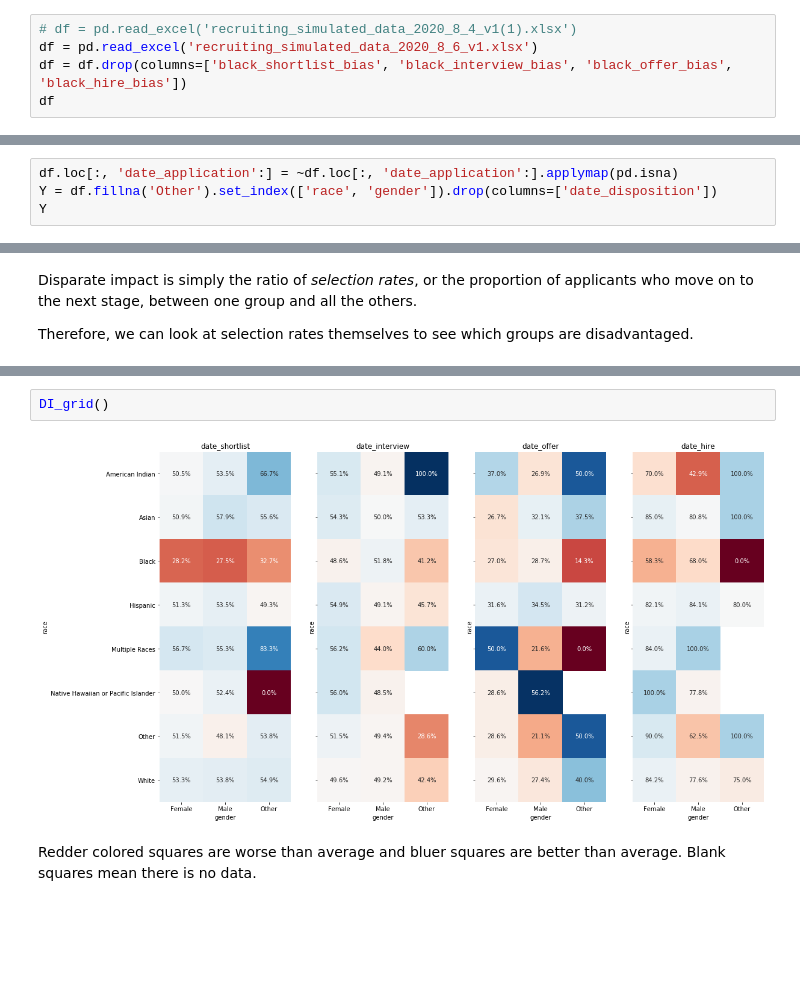
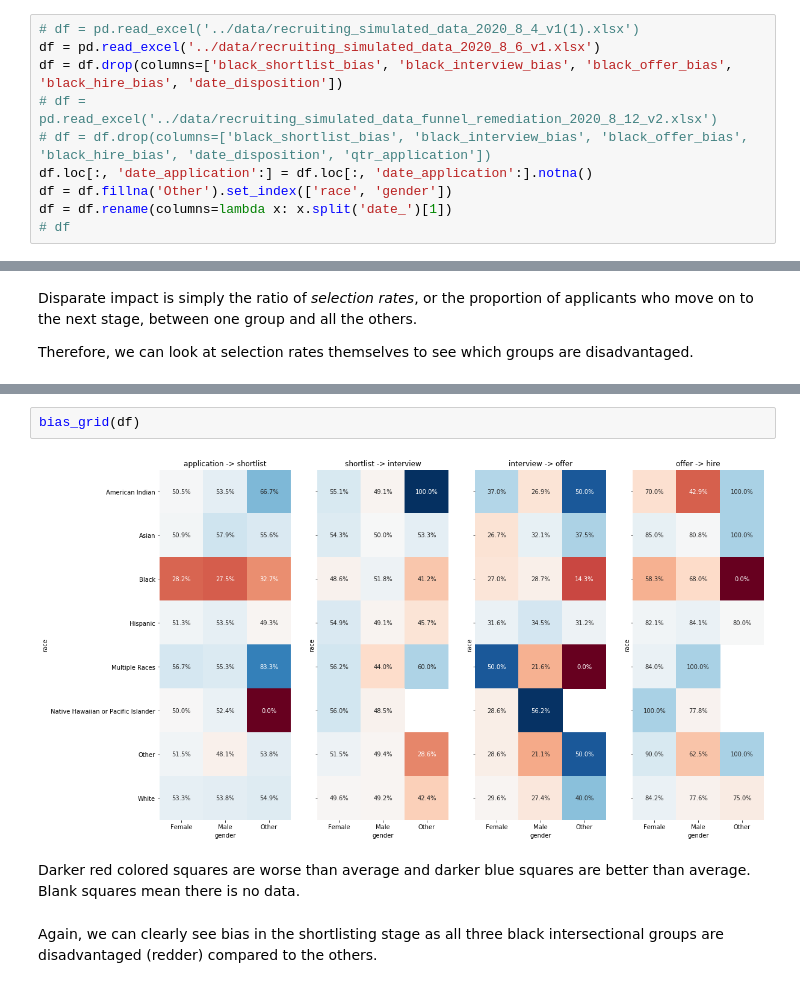
Before and after one commit to Call-for-Code-for-Racial-Justice/bias-detection-engine, a Jupyter notebook: notebooks/recruiting_bias.ipynb, the cells around one changed output, grey strips where cells are left out. Cells and saved outputs as stored; diff of their text form; blank space fills up the shorter version.

```diff
--- a/notebooks/recruiting_bias.ipynb
+++ b/notebooks/recruiting_bias.ipynb
@@ -35,7 +13,12 @@ from aif360.sklearn.metrics import *
 # %% [markdown]
 Load simulated recruiting data
 # %%
-# df = pd.read_excel('recruiting_simulated_data_2020_8_4_v1(1).xlsx')
-df = pd.read_excel('recruiting_simulated_data_2020_8_6_v1.xlsx')
-df = df.drop(columns=['black_shortlist_bias', 'black_interview_bias', 'black_offer_bias', 'black_hire_bias'])
-df
+# df = pd.read_excel('../data/recruiting_simulated_data_2020_8_4_v1(1).xlsx')
+df = pd.read_excel('../data/recruiting_simulated_data_2020_8_6_v1.xlsx')
+df = df.drop(columns=['black_shortlist_bias', 'black_interview_bias', 'black_offer_bias', 'black_hire_bias', 'date_disposition'])
+# df = pd.read_excel('../data/recruiting_simulated_data_funnel_remediation_2020_8_12_v2.xlsx')
+# df = df.drop(columns=['black_shortlist_bias', 'black_interview_bias', 'black_offer_bias', 'black_hire_bias', 'date_disposition', 'qtr_application'])
+df.loc[:, 'date_application':] = df.loc[:, 'date_application':].notna()
+df = df.fillna('Other').set_index(['race', 'gender'])
+df = df.rename(columns=lambda x: x.split('date_')[1])
+# df
@@ -56,4 +24,0 @@ df
-# %%
-df.loc[:, 'date_application':] = ~df.loc[:, 'date_application':].applymap(pd.isna)
-Y = df.fillna('Other').set_index(['race', 'gender']).drop(columns=['date_disposition'])
-Y
@@ -153,6 +81,8 @@ def DI_grid():
-# %%
-DI_grid()
-# %% [output]
-[figure, removed]
+# %%
+bias_grid(df)
+# %% [output]
+[figure, added]
 # %% [markdown]
-Redder colored squares are worse than average and bluer squares are better than average. Blank squares mean there is no data.
+Darker red colored squares are worse than average and darker blue squares are better than average. Blank squares mean there is no data.
+# %% [markdown]
+Again, we can clearly see bias in the shortlisting stage as all three black intersectional groups are disadvantaged (redder) compared to the others.
```
Also changed, not shown: parts of 17 cells of this notebook, 2 other files.
